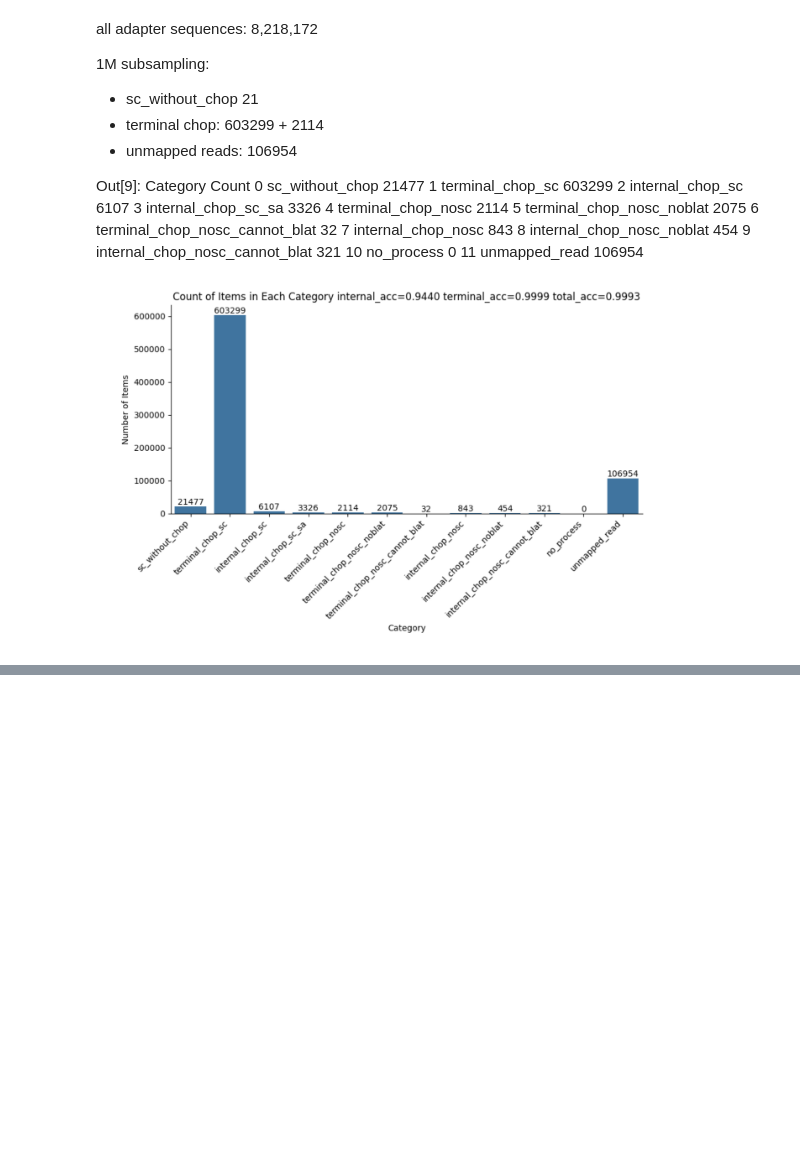
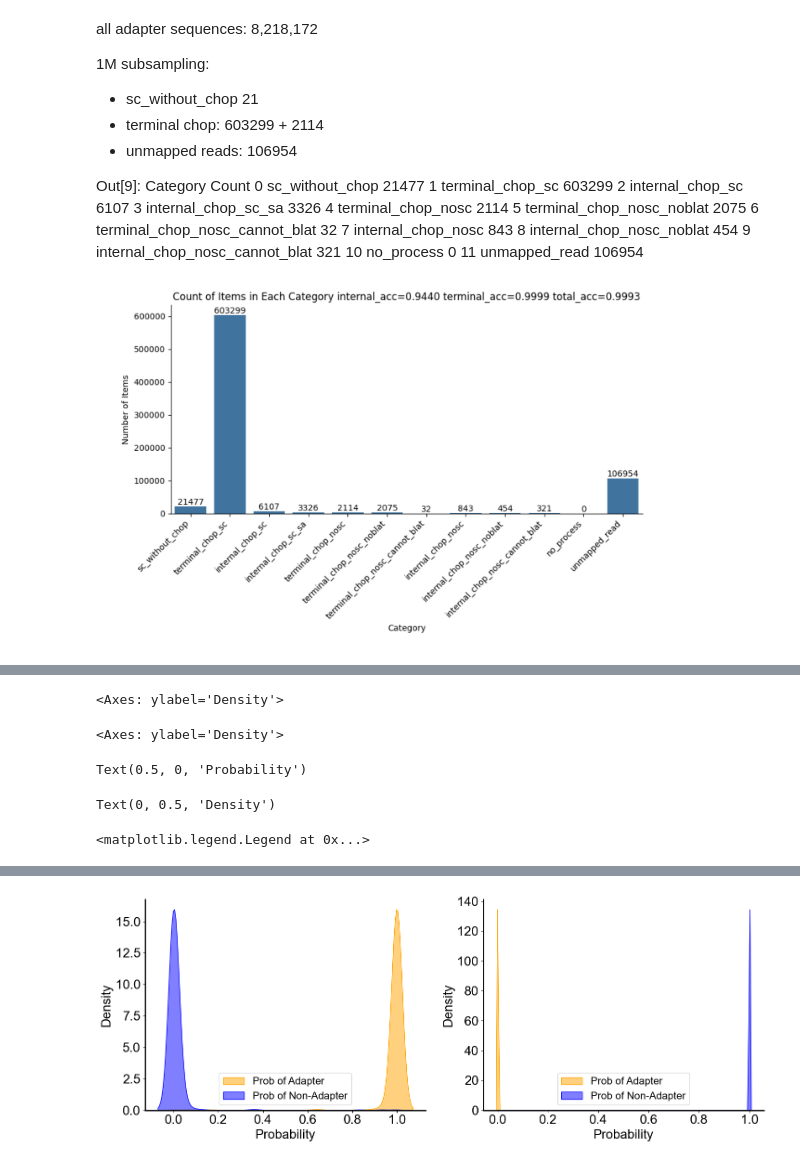
Before and after one commit to cauliyang/deepchopper-paper, a Jupyter notebook: figures/figures.ipynb, the cells around one changed output, grey strips where cells are left out. Cells and saved outputs as stored; diff of their text form; code cells hidden in the pictures; blank space fills up the shorter version.

```diff
--- a/figures/figures.ipynb
+++ b/figures/figures.ipynb
@@ -2432,0 +2671,8 @@ Out[9]:
+# %%
+from pathlib import Path
+import torch
+
+predictions_folder = Path("../rebutt/predicts/0")
+# %%
+# read pt from predictions
+predictions = list(predictions_folder.glob("*.pt"))
@@ -2432,0 +2698,66 @@ Out[9]:
+# %%
+import torch.nn.functional as F
+import matplotlib.pyplot as plt
+import numpy as np
+import seaborn as sns
+
+# Load the prediction data
+pt = torch.load(predictions[0])
+
+# Apply softmax to get probabilities
+logits = pt['prediction']  # Shape: [batch_size, seq_len, 2]
+probs = F.softmax(logits, dim=2)  # Apply softmax along the class dimension
+
+# Get the target labels
+targets = pt['target']  # Shape: [batch_size, seq_len]
+
+# Create figure with two subplots
+fig, (ax1, ax2) = plt.subplots(1, 2, figsize=(15, 6))
+
+# For ground truth label 1 (adapters)
+mask_1 = (targets == 1)
+if mask_1.sum() > 0:
+    probs_class1 = probs[mask_1]  # Get probabilities where target is 1
+    # Extract probabilities for class 0 and 1
+    prob_class0 = probs_class1[:, 0].cpu().numpy()
+    prob_class1 = probs_class1[:, 1].cpu().numpy()
+
+    # Plot density distribution for ground truth label 1
+    sns.kdeplot(prob_class1, ax=ax1, label='Prob of Adapter', fill=True, alpha=0.5, color='orange')
+    sns.kdeplot(prob_class0, ax=ax1, label='Prob of Non-Adapter', fill=True, alpha=0.5, color='blue')
+    ax1.set_xlabel('Probability')
+    ax1.set_ylabel('Density')
+    ax1.legend()
+
+# For ground truth label 0 (non-adapters)
+mask_0 = (targets == 0)
+if mask_0.sum() > 0:
+    probs_class0 = probs[mask_0]  # Get probabilities where target is 0
+    # Extract probabilities for class 0 and 1
+    prob_class0 = probs_class0[:, 0].cpu().numpy()
+    prob_class1 = probs_class0[:, 1].cpu().numpy()
+
+    # Plot density distribution for ground truth label 0
+    sns.kdeplot(prob_class1, ax=ax2, label='Prob of Adapter', fill=True, alpha=0.5, color='orange')
+    sns.kdeplot(prob_class0, ax=ax2, label='Prob of Non-Adapter', fill=True, alpha=0.5, color='blue')
+    ax2.set_xlabel('Probability')
+    ax2.set_ylabel('Density')
+    ax2.legend()
+
+sns.despine()
+plt.tight_layout()
+plt.savefig("../rebutt/nc/probability_distribution_of_prediction.pdf", dpi=300)
+
+# Calculate cross-entropy loss
+loss_fn = torch.nn.CrossEntropyLoss(ignore_index=-100)
+loss = loss_fn(logits.view(-1, 2), targets.view(-1))
+print(f"Cross-entropy loss: {loss.item():.4f}")
+
+# Calculate accuracy
+pred_labels = torch.argmax(probs, dim=2)
+valid_mask = (targets != -100)
+correct = (pred_labels[valid_mask] == targets[valid_mask]).sum().item()
+total = valid_mask.sum().item()
+accuracy = correct / total if total > 0 else 0
+print(f"Accuracy: {accuracy:.4f}")
+# %% [output]
@@ -2432,0 +2769,5 @@ Out[9]:
+<Axes: ylabel='Density'>
+<Axes: ylabel='Density'>
+Text(0.5, 0, 'Probability')
+Text(0, 0.5, 'Density')
+<matplotlib.legend.Legend at 0x...>
@@ -2432,0 +2776 @@ Out[9]:
+[figure, added]
```
Also changed, not shown: parts of 9 cells of this notebook, 8 other files.
